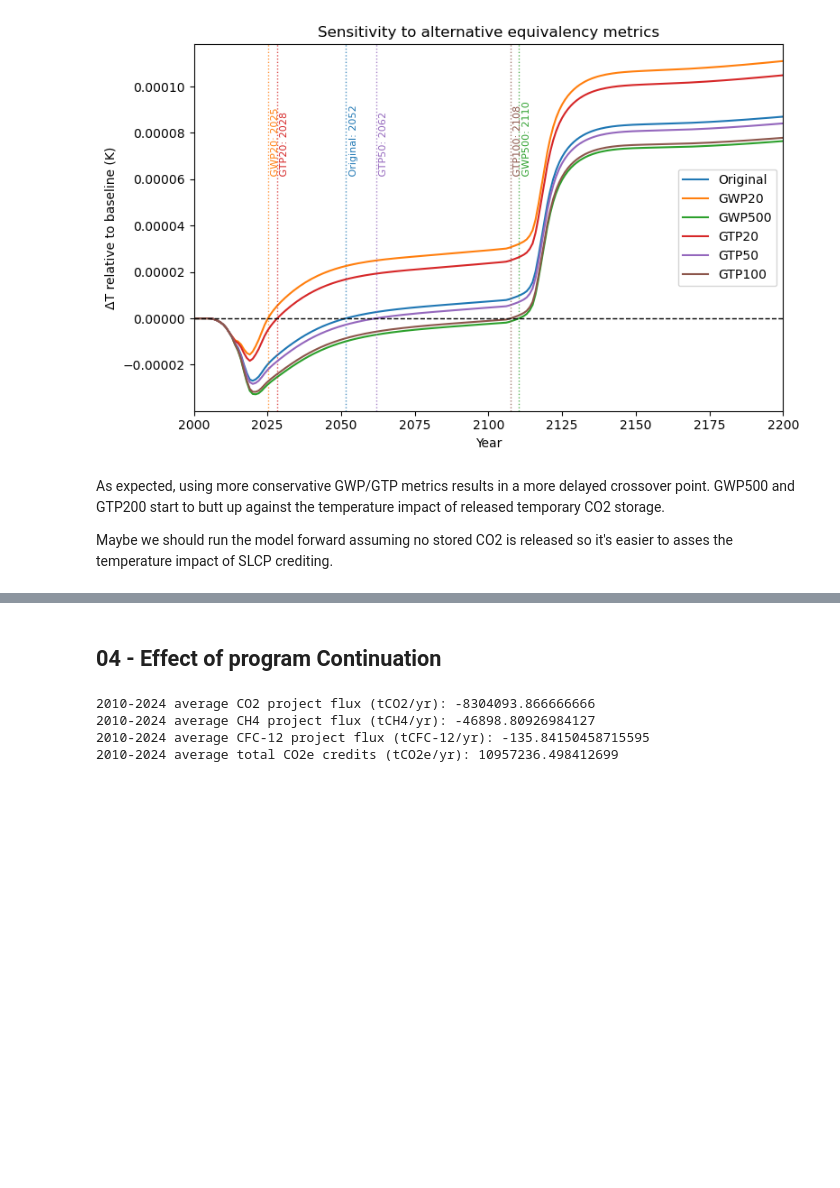
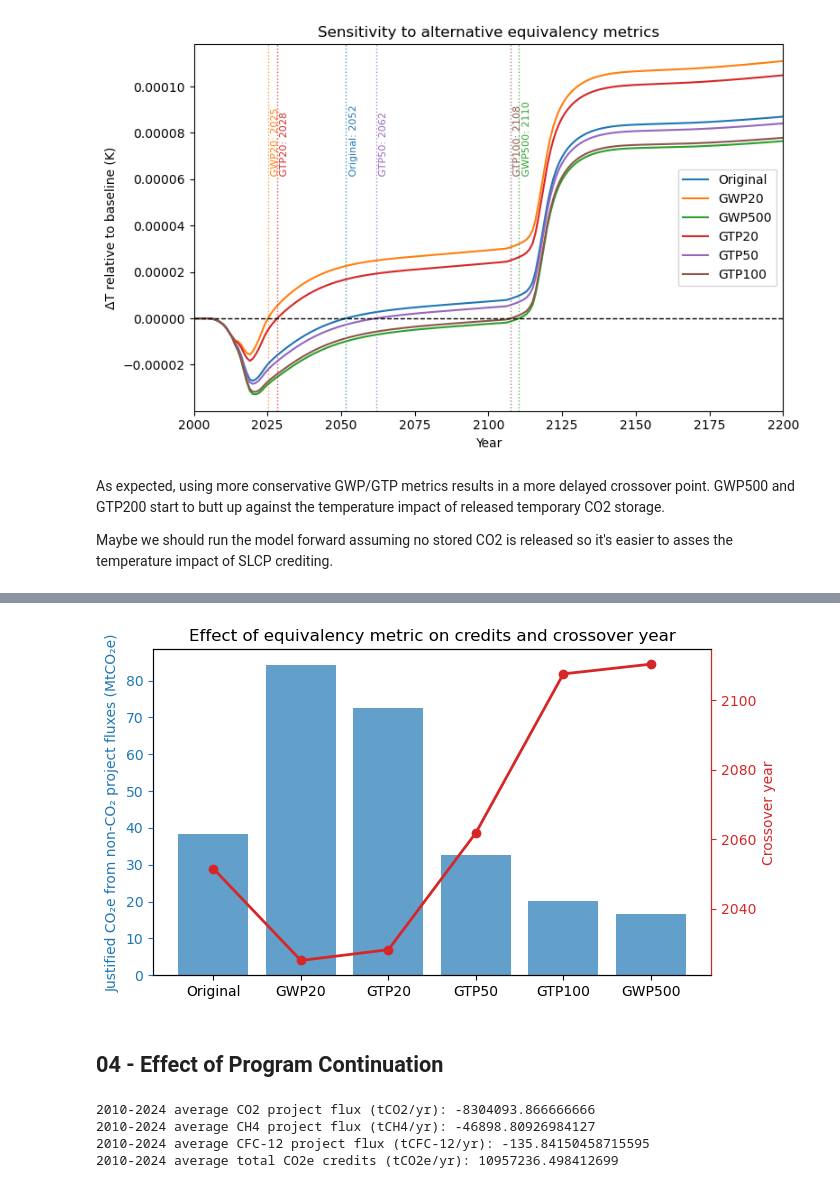
Before and after one commit to carbonplan/slcp-offsetting, a Jupyter notebook: notebooks/02a_ca_analysis.ipynb, the cells around one changed output, grey strips where cells are left out. Drawn from its saved outputs; the diff is of its cells as text; code cells hidden in the pictures; blank space fills up the shorter version.

Commit message:
Add equivalency metric visualization

```diff
--- a/notebooks/02a_ca_analysis.ipynb
+++ b/notebooks/02a_ca_analysis.ipynb
@@ -536,3 +536,79 @@ plt.show()
 As expected, using more conservative GWP/GTP metrics results in a more delayed crossover point. GWP500 and GTP200 start to butt up against the temperature impact of released temporary CO2 storage.
 
 Maybe we should run the model forward assuming no stored CO2 is released so it's easier to asses the temperature impact of SLCP crediting.
+# %%
+# ---- summarize equivalency metric results ----
+
+equiv_summary = []
+
+# original program accounting
+original_crossover = find_crossover_year(years_sens, temp_results["Original"])
+
+original_nonco2_justified = -1 * ((df_p["ch4_flux"] * df_p["year"].apply(gwp_ch4)) + (df_p["cfc-12_flux"] * gwp_cfc12)).sum()
+
+equiv_summary.append({
+    "metric": "Original",
+    "ch4_metric": "current gwp100",
+    "cfc12_metric": gwp_cfc12,
+    "crossover_year": original_crossover,
+    "nonco2_generated_justified_co2e": original_nonco2_justified})
+
+# alternative metric accounting
+for metric_name, metric_values in equiv_metrics.items():
+    crossover_year = find_crossover_year(years_sens, temp_results[metric_name])
+    nonco2_justified = -1 * ((df_p["ch4_flux"] * metric_values["ch4"]) + (df_p["cfc-12_flux"] * metric_values["cfc-12"])).sum()
+    equiv_summary.append({
+        "metric": metric_name,
+        "ch4_metric": metric_values["ch4"],
+        "cfc12_metric": metric_values["cfc-12"],
+        "crossover_year": crossover_year,
+        "nonco2_generated_justified_co2e": nonco2_justified})
+
+equiv_summary = pd.DataFrame(equiv_summary)
+equiv_summary["crossover_year"] = equiv_summary["crossover_year"].round(1)
+equiv_summary["nonco2_generated_justified_co2e_million"] = (
+    equiv_summary["nonco2_generated_justified_co2e"] / 1e6).round(2)
+
+display(
+    equiv_summary[
+        ["metric", "ch4_metric", "cfc12_metric", "crossover_year", "nonco2_generated_justified_co2e_million"]
+    ].rename(columns={
+        "metric": "Metric",
+        "ch4_metric": "CH4 metric",
+        "cfc12_metric": "CFC-12 metric",
+        "crossover_year": "Crossover year",
+        "nonco2_generated_justified_co2e_million": "Justified CO2e from non-CO2 project fluxes (MtCO2e)"}))
+
+# ---- credits vs crossover year ----
+
+plot_order = ["Original", "GWP20", "GTP20", "GTP50", "GTP100", "GWP500"]
+plot_df = equiv_summary.set_index("metric").loc[plot_order].reset_index()
+
+fig, ax1 = plt.subplots(figsize=(7, 4))
+x = np.arange(len(plot_df))
+
+# left axis: credits
+bars = ax1.bar(x, plot_df["nonco2_generated_justified_co2e_million"], color="tab:blue", alpha=0.7, label="Justified CO₂e")
+ax1.set_ylabel("Justified CO₂e from non-CO₂ project fluxes (MtCO₂e)", color="tab:blue")
+ax1.tick_params(axis="y", colors="tab:blue")
+ax1.spines["left"].set_color("tab:blue")
+ax1.set_xticks(x)
+ax1.set_xticklabels(plot_df["metric"])
+
+# right axis: crossover year
+ax2 = ax1.twinx()
+
+ax2.plot(x, plot_df["crossover_year"], marker="o", linewidth=2, color="tab:red", label="Crossover year")
+ax2.set_ylabel("Crossover year", color="tab:red")
+ax2.tick_params(axis="y", colors="tab:red")
+ax2.spines["right"].set_color("tab:red")
+
+# combined legend
+handles1, labels1 = ax1.get_legend_handles_labels()
+handles2, labels2 = ax2.get_legend_handles_labels()
+
+ax1.set_title("Effect of equivalency metric on credits and crossover year")
+
+plt.tight_layout()
+plt.show()
+# %% [output]
@@ -539,5 +622,6 @@ Maybe we should run the model forward assuming no stored CO2 is released so it's
+[figure, added]
 # %% [markdown]
-## 04 - Effect of program Continuation
+## 04 - Effect of Program Continuation
 # %%
 # In this test, the 2010 - 2024 average CH4, CFC12 and Co2 project fluxes and corresponging jsutified CO2 emissions are calculated using
 # CH4 and CFC12 GWP100 (25 and 109000, respectively), then assume those project and justified fluxes continue for 200 years.
```
Also changed, not shown: parts of 2 cells of this notebook.
